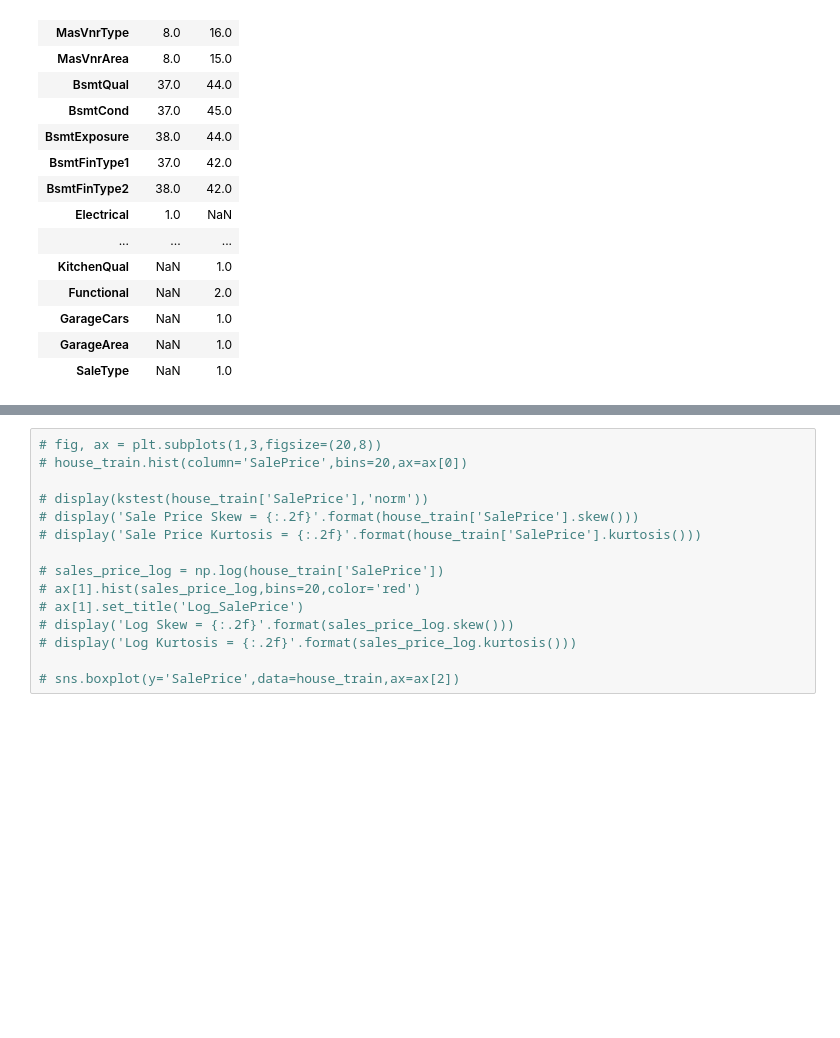
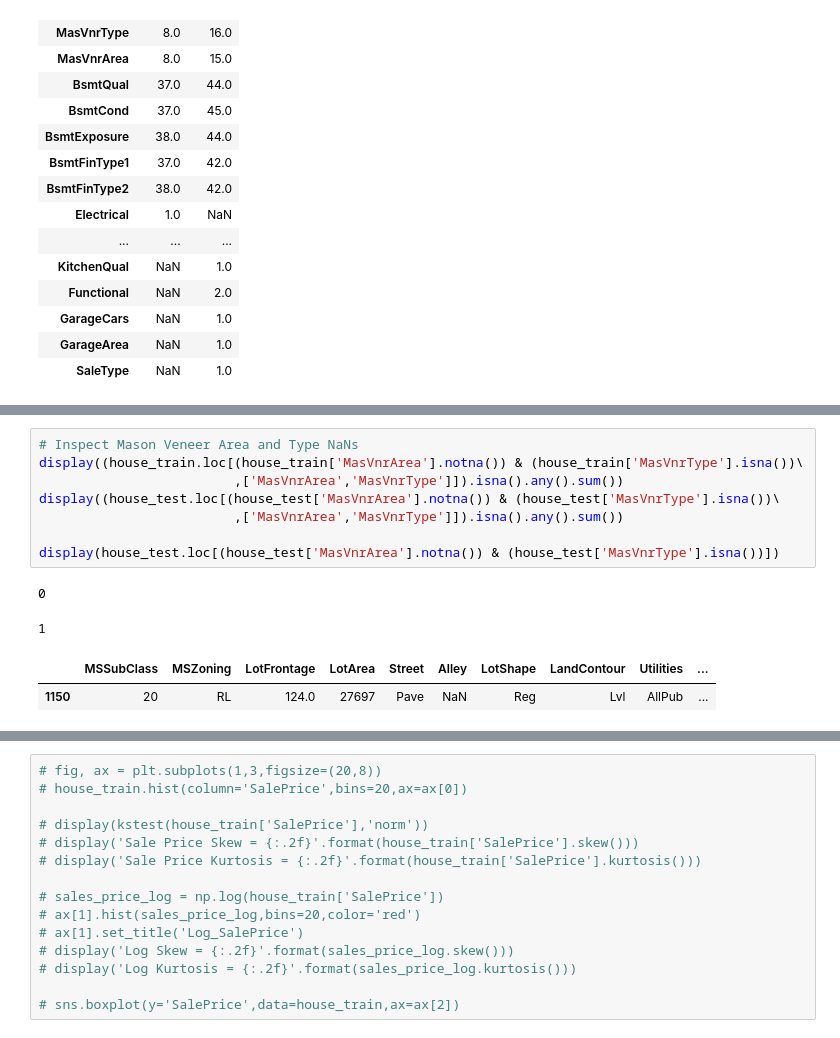
Before and after one commit to Ricksoc/Iowa-Housing, a Jupyter notebook: Ames House Prices.ipynb, the cells around one changed output, grey strips where cells are left out. Cells and saved outputs as stored; diff of their text form; blank space fills up the shorter version.

```diff
--- a/Ames House Prices.ipynb
+++ b/Ames House Prices.ipynb
@@ -222,0 +146,13 @@ Name: BsmtFinType2, dtype: int64
+# %%
+# Inspect Mason Veneer Area and Type NaNs
+display((house_train.loc[(house_train['MasVnrArea'].notna()) & (house_train['MasVnrType'].isna())\
+                         ,['MasVnrArea','MasVnrType']]).isna().any().sum())
+display((house_test.loc[(house_test['MasVnrArea'].notna()) & (house_test['MasVnrType'].isna())\
+                         ,['MasVnrArea','MasVnrType']]).isna().any().sum())
+
+display(house_test.loc[(house_test['MasVnrArea'].notna()) & (house_test['MasVnrType'].isna())])
+# %% [output]
+0
+1
+|  | MSSubClass | MSZoning | LotFrontage | LotArea | Street | Alley | LotShape | LandContour | Utilities | ... |
+| 1150 | 20 | RL | 124.0 | 27697 | Pave | NaN | Reg | Lvl | AllPub | ... |
```
Also changed, not shown: parts of 38 cells of this notebook, 1 other file.
